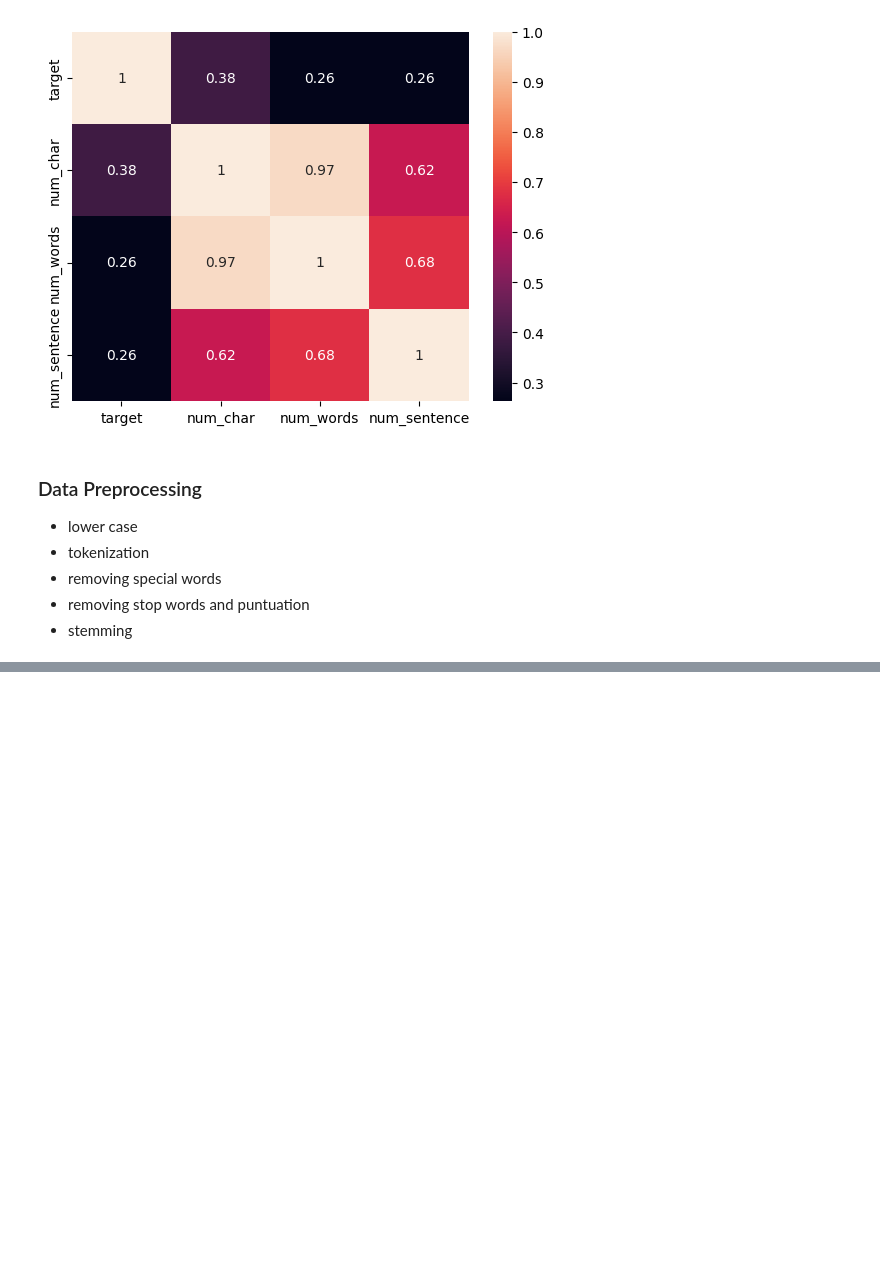
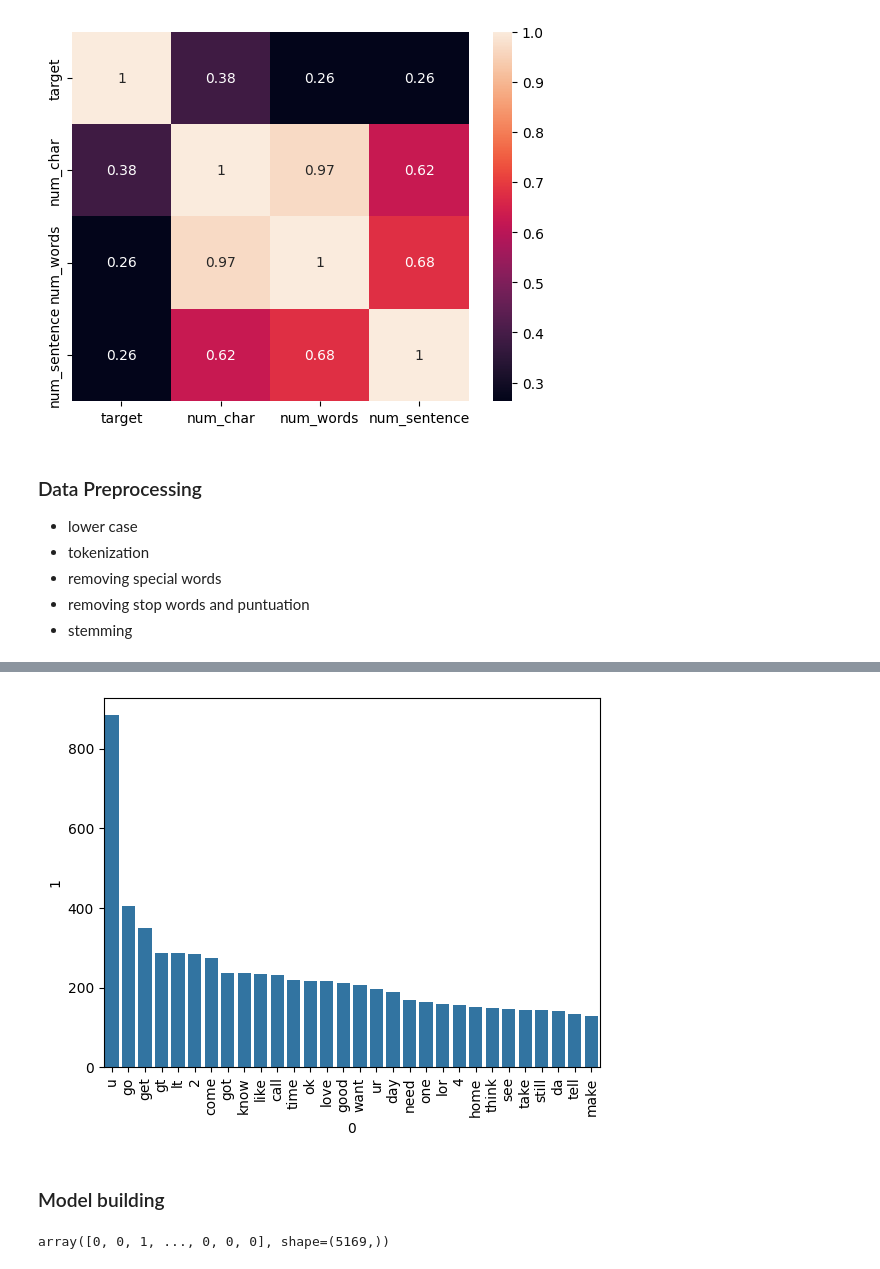
Before and after one commit to ishantiwariii/TextBayes-NB, a Jupyter notebook: spam_det.ipynb, the cells around one changed output, grey strips where cells are left out. Drawn from its saved outputs; the diff is of its cells as text; code cells hidden in the pictures; blank space fills up the shorter version.

```diff
--- a/spam_det.ipynb
+++ b/spam_det.ipynb
@@ -289,0 +405,17 @@ transform_text("Hey I am Ishan Kumar %% Tiwari")
+# %%
+ham_corpus = []
+
+for msg in df[df['target'] == 0 ]['transformed_txt'].tolist():
+  for word in msg.split():
+    ham_corpus.append(word)
+# %%
+top_words_ham = pd.DataFrame(Counter(ham_corpus).most_common(30))
+
+sns.barplot(x=top_words_ham[0], y=top_words_ham[1])
+
+plt.xticks(rotation='vertical')
+plt.show()
+# %% [output]
+[figure, added]
+# %% [markdown]
+### Model building
@@ -289,0 +430,4 @@ transform_text("Hey I am Ishan Kumar %% Tiwari")
+# %%
+y
+# %% [output]
+array([0, 0, 1, ..., 0, 0, 0], shape=(5169,))
```
Also changed, not shown: parts of 29 cells of this notebook, 3 other files.
